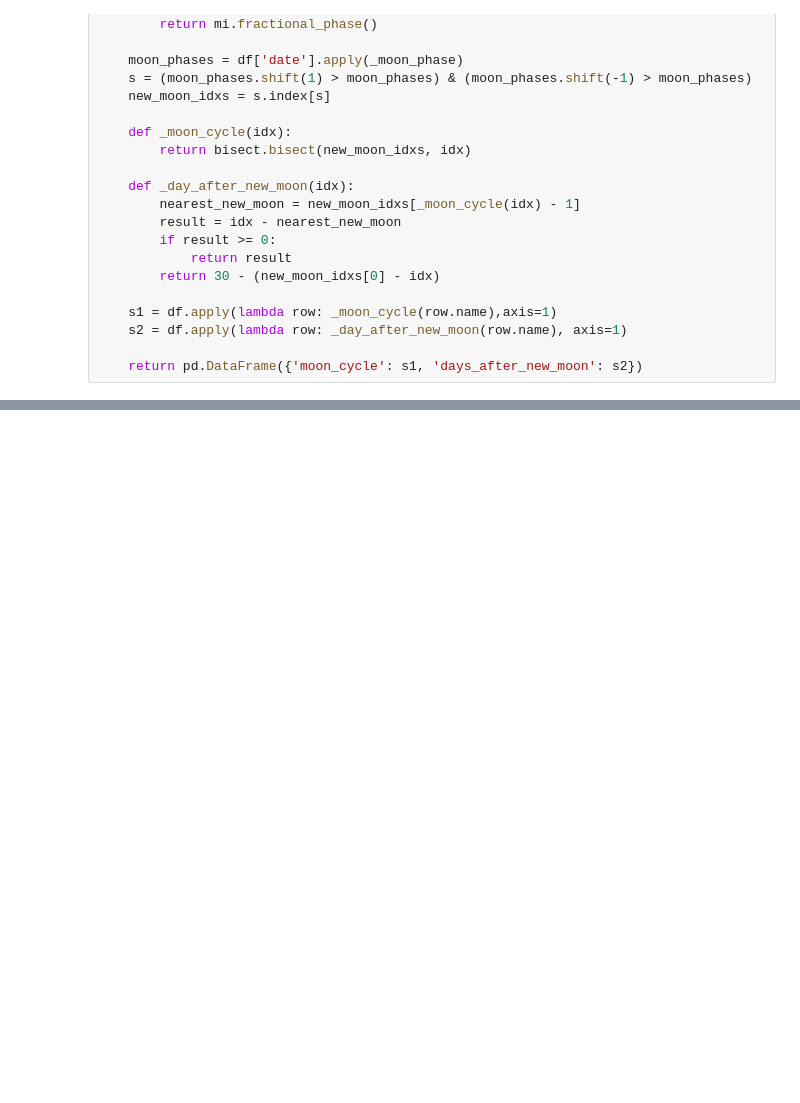
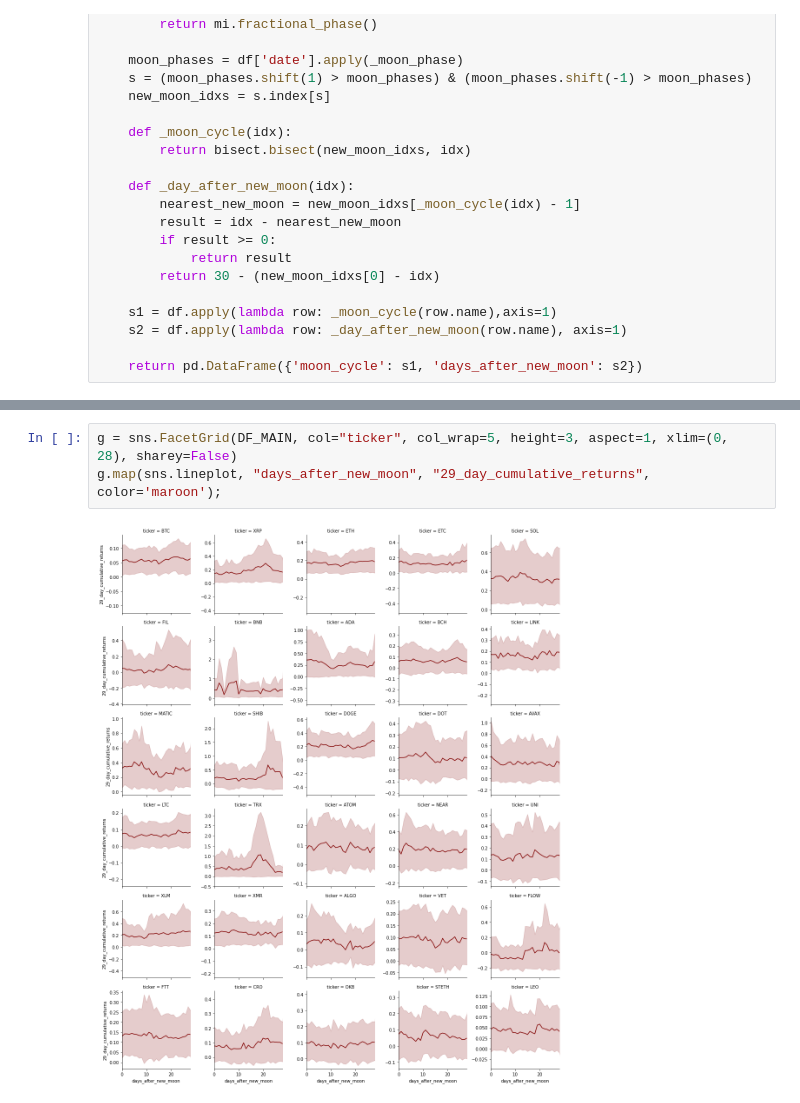
Before and after one commit to astrace/notebooks, a Jupyter notebook: moon_cycle/Lunar Phases and Cryptocurrency Returns.ipynb, the cells around one changed output, grey strips where cells are left out. Cells and saved outputs as stored; diff of their text form; blank space fills up the shorter version.

```diff
--- a/moon_cycle/Lunar Phases and Cryptocurrency Returns.ipynb
+++ b/moon_cycle/Lunar Phases and Cryptocurrency Returns.ipynb
@@ -234,0 +258,5 @@ def _run_experiment(df):
+# %%
+g = sns.FacetGrid(DF_MAIN, col="ticker", col_wrap=5, height=3, aspect=1, xlim=(0, 28), sharey=False)
+g.map(sns.lineplot, "days_after_new_moon", "29_day_cumulative_returns", color='maroon');
+# %% [output]
+[figure, added]
```
Also changed, not shown: parts of 25 cells of this notebook.
